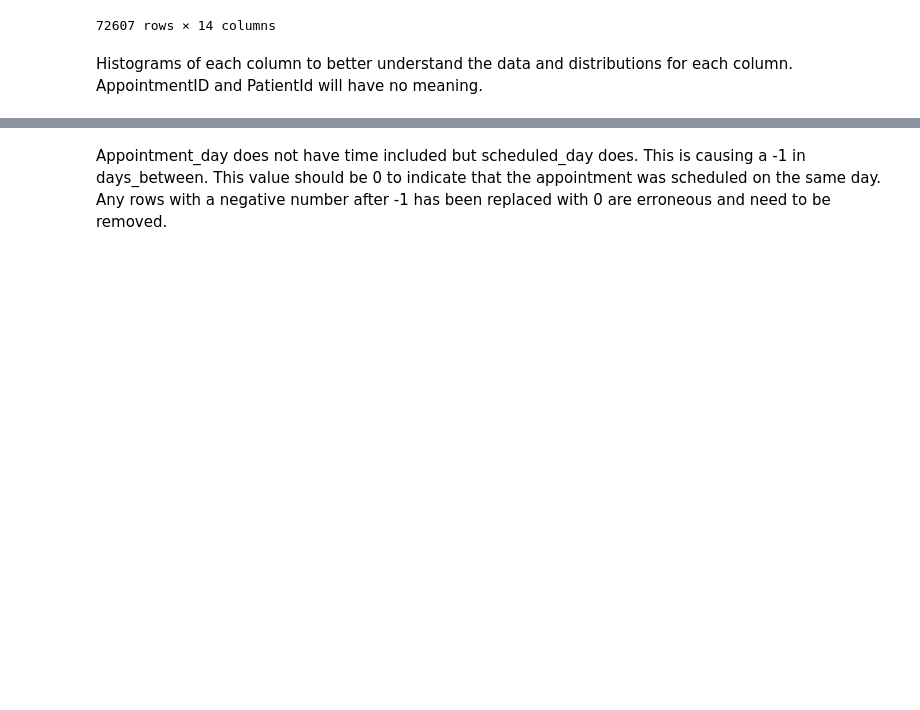
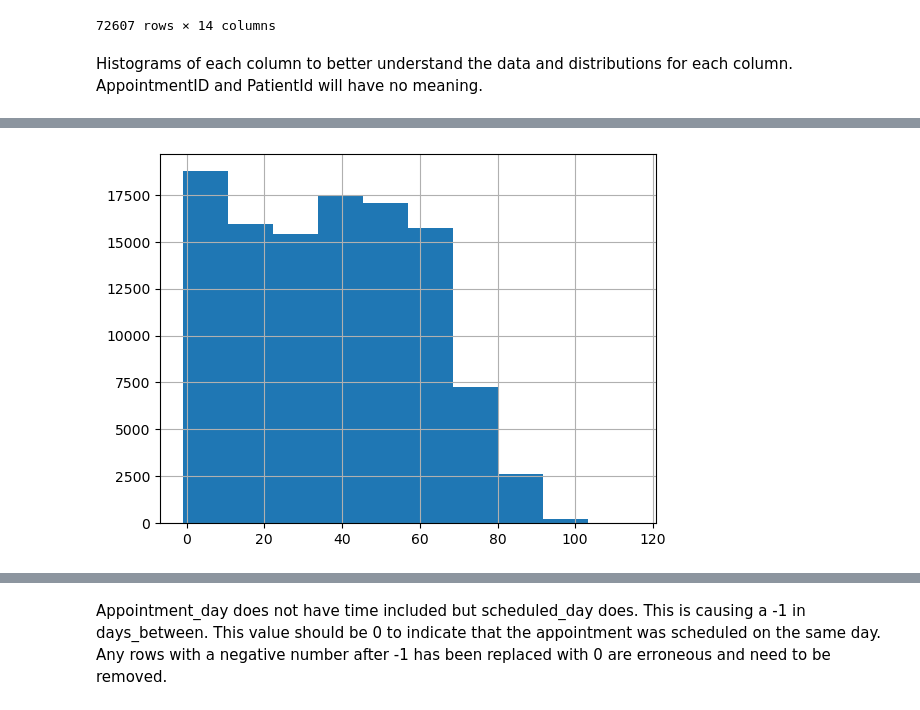
Before and after one commit to afbowman/UnsupervisedLearning, a Jupyter notebook: Capstone_Project.ipynb, the cells around one changed output, grey strips where cells are left out. Drawn from its saved outputs; the diff is of its cells as text; code cells hidden in the pictures; blank space fills up the shorter version.

```diff
--- a/Capstone_Project.ipynb
+++ b/Capstone_Project.ipynb
@@ -249,0 +263,5 @@ memory usage: 10.1+ MB
+# %%
+# What does the distribution of ages look like?
+df_prep['age'].hist();
+# %% [output]
+[figure, added]
```
Also changed, not shown: parts of 30 cells of this notebook.
